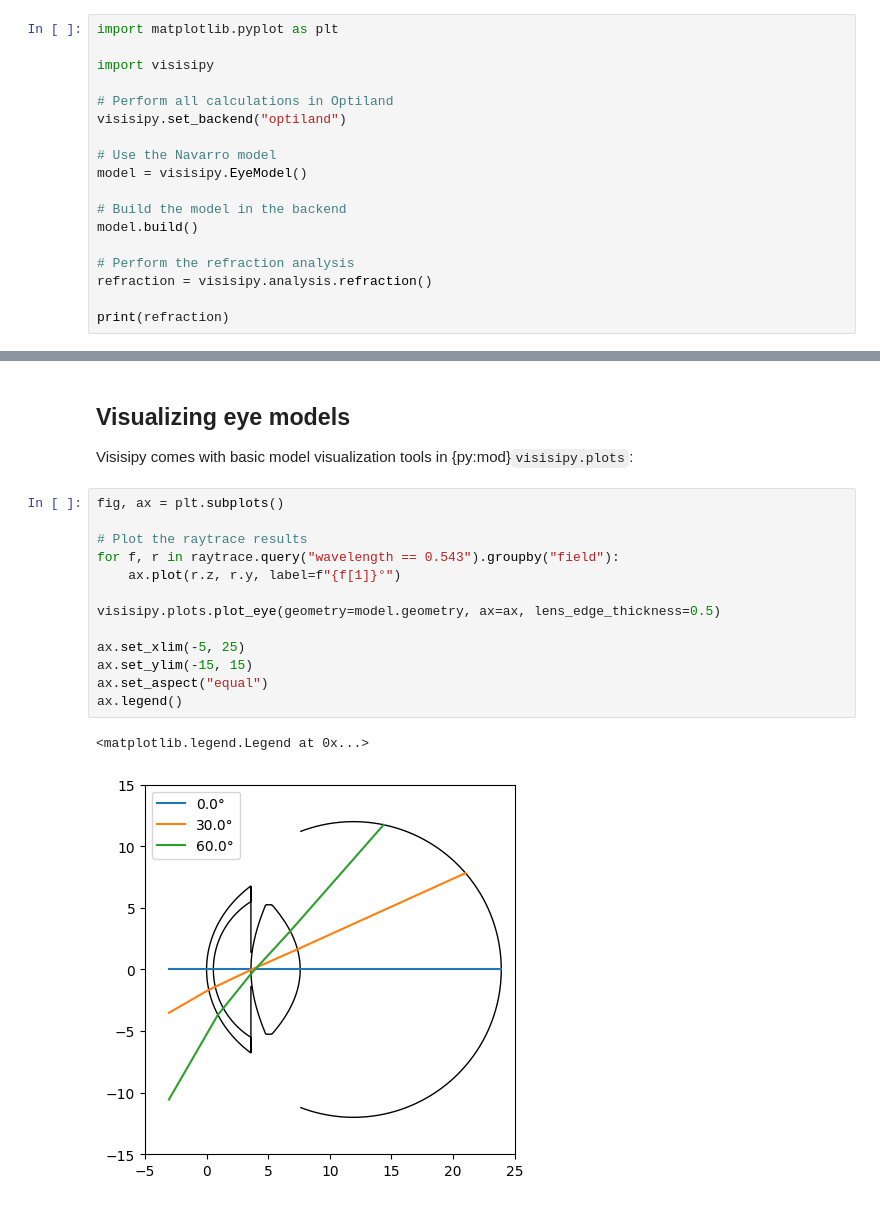
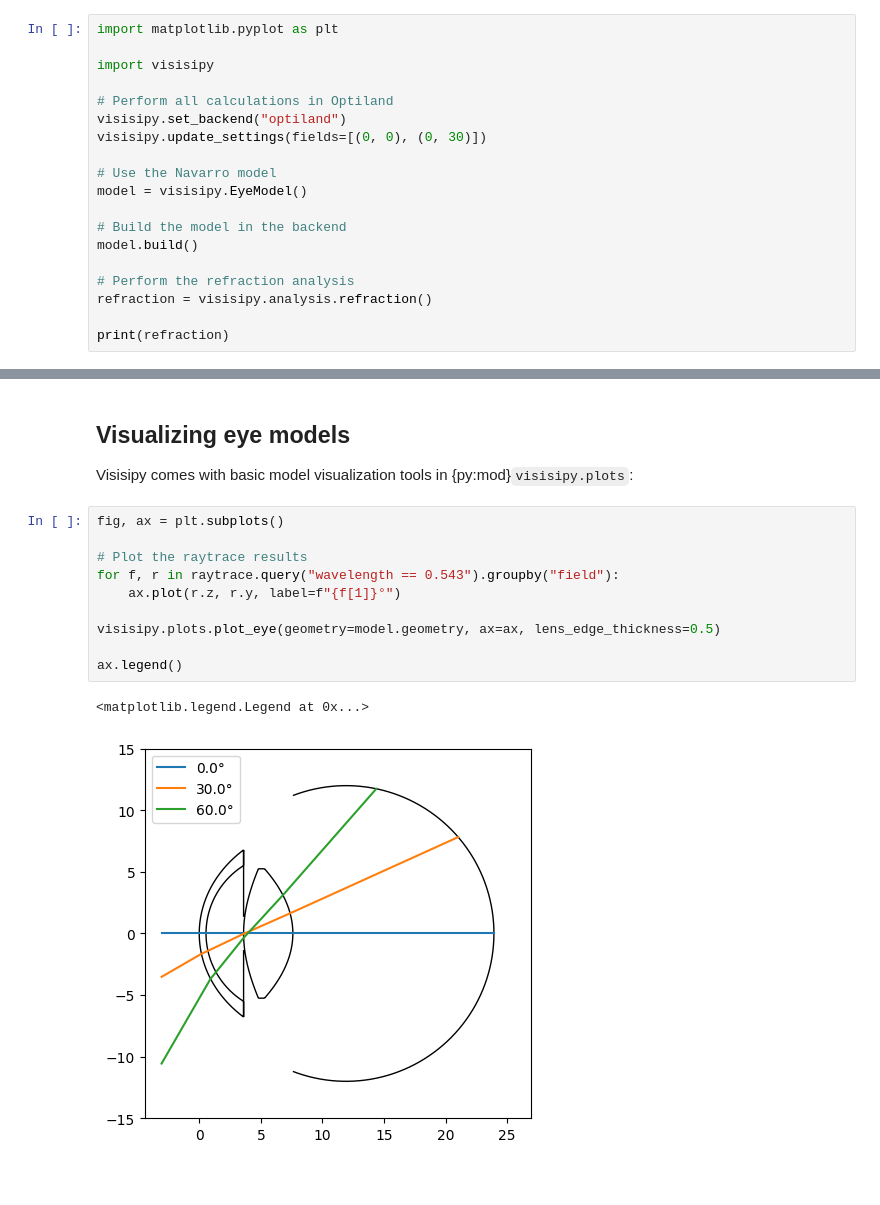
Before and after one commit to MREYE-LUMC/visisipy, a Jupyter notebook: docs/user_guide/05_analyses.ipynb, the cells around one changed output, grey strips where cells are left out. Saved outputs shown, nothing was run; the diff lists cells and outputs as text.

```diff
--- a/docs/user_guide/05_analyses.ipynb
+++ b/docs/user_guide/05_analyses.ipynb
@@ -23,6 +23,7 @@ import visisipy
 
 # Perform all calculations in Optiland
 visisipy.set_backend("optiland")
+visisipy.update_settings(fields=[(0, 0), (0, 30)])
 
 # Use the Navarro model
 model = visisipy.EyeModel()
@@ -264,16 +285,13 @@ Visisipy comes with basic model visualization tools in {py:mod}`visisipy.plots`:
 # %%
 fig, ax = plt.subplots()
 
 # Plot the raytrace results
 for f, r in raytrace.query("wavelength == 0.543").groupby("field"):
     ax.plot(r.z, r.y, label=f"{f[1]}°")
 
 visisipy.plots.plot_eye(geometry=model.geometry, ax=ax, lens_edge_thickness=0.5)
 
-ax.set_xlim(-5, 25)
-ax.set_ylim(-15, 15)
-ax.set_aspect("equal")
 ax.legend()
 # %% [output]
 <matplotlib.legend.Legend at 0x...>
-[figure, old version]
+[figure, new version]
```
Also changed, not shown: parts of 2 cells of this notebook, 1 other file.
